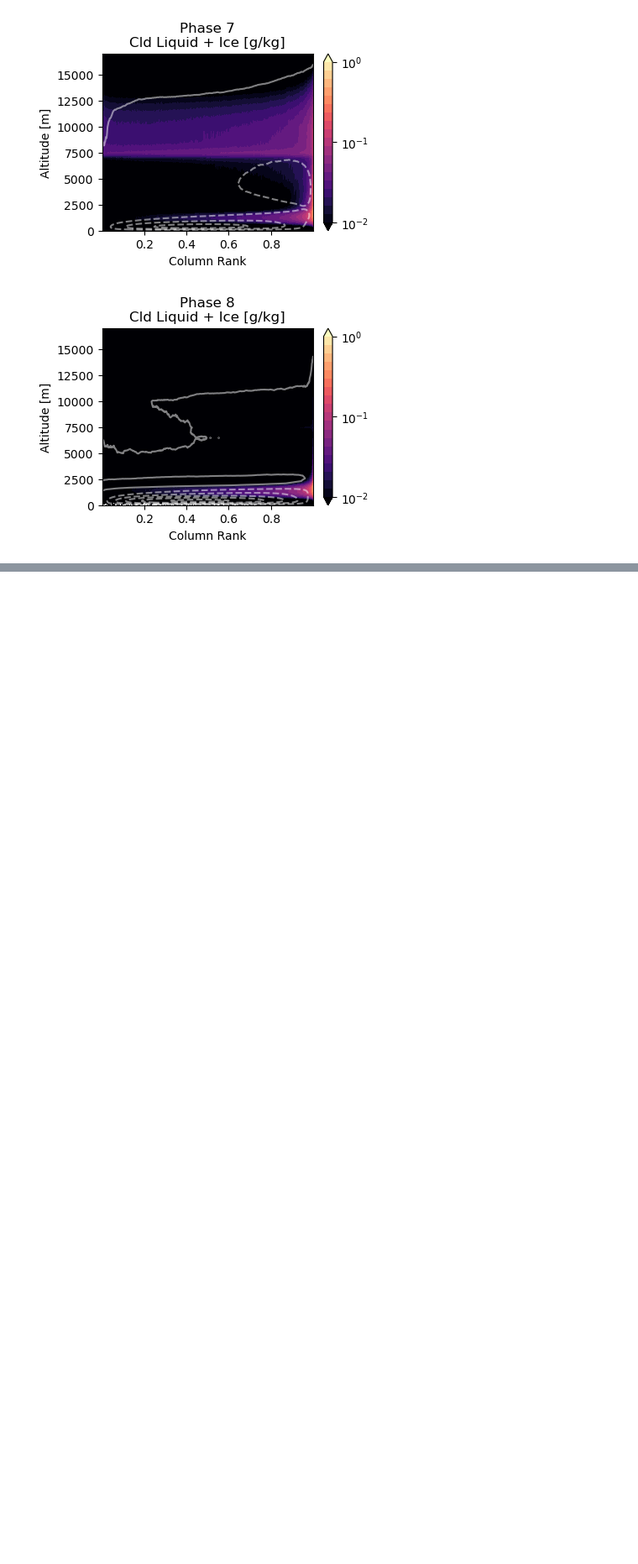
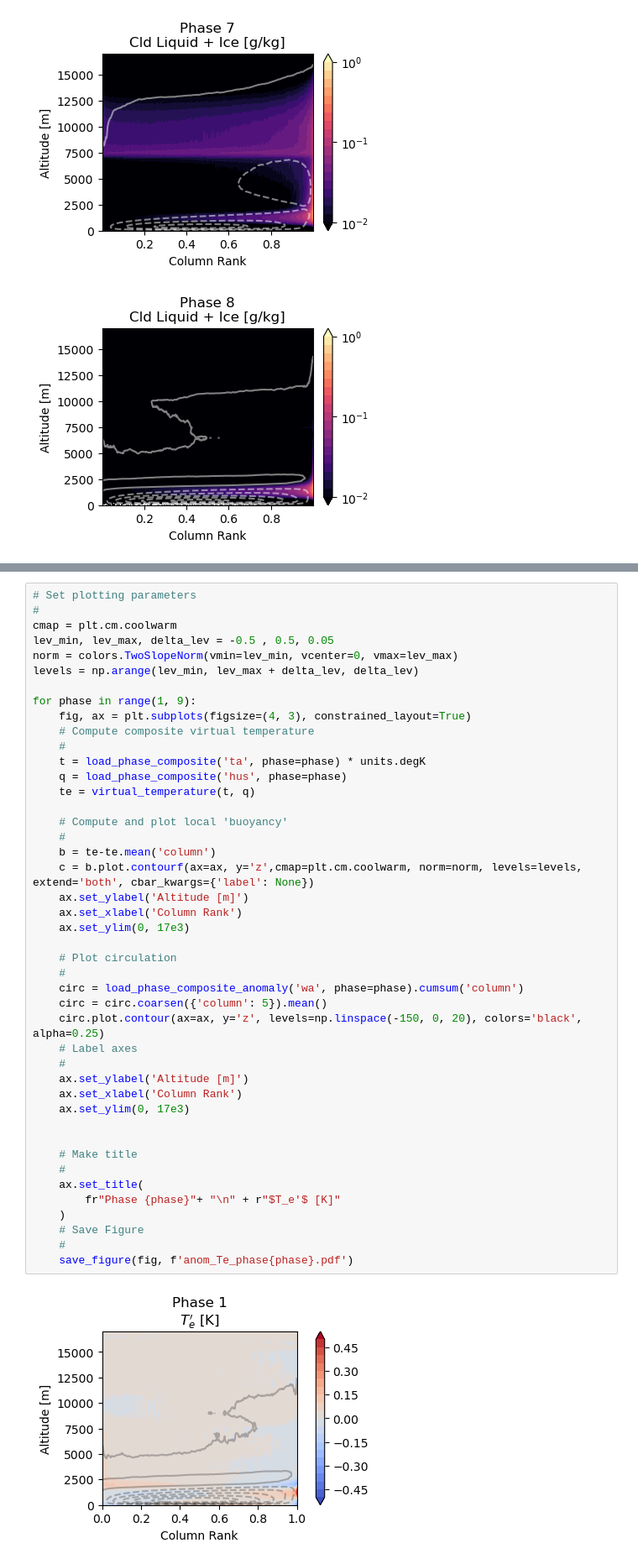
Before and after one commit to pedroanguloumana/scale_interaction_in_gsam, a Jupyter notebook: notebooks/Plot_Moisture_Space_Composites.ipynb, the cells around one changed output, grey strips where cells are left out. Shown at 84% size. Cells and saved outputs as stored; diff of their text form; blank space fills up the shorter version.

```diff
--- a/notebooks/Plot_Moisture_Space_Composites.ipynb
+++ b/notebooks/Plot_Moisture_Space_Composites.ipynb
@@ -254,0 +319,46 @@ for phase in range(1, 9):
+# %%
+# Set plotting parameters
+#
+cmap = plt.cm.coolwarm
+lev_min, lev_max, delta_lev = -0.5 , 0.5, 0.05
+norm = colors.TwoSlopeNorm(vmin=lev_min, vcenter=0, vmax=lev_max)
+levels = np.arange(lev_min, lev_max + delta_lev, delta_lev)
+
+for phase in range(1, 9):
+    fig, ax = plt.subplots(figsize=(4, 3), constrained_layout=True)
+    # Compute composite virtual temperature
+    #
+    t = load_phase_composite('ta', phase=phase) * units.degK
+    q = load_phase_composite('hus', phase=phase)
+    te = virtual_temperature(t, q)
+
+    # Compute and plot local 'buoyancy'
+    #
+    b = te-te.mean('column')
+    c = b.plot.contourf(ax=ax, y='z',cmap=plt.cm.coolwarm, norm=norm, levels=levels, extend='both', cbar_kwargs={'label': None})
+    ax.set_ylabel('Altitude [m]')
+    ax.set_xlabel('Column Rank')
+    ax.set_ylim(0, 17e3)
+
+    # Plot circulation
+    #
+    circ = load_phase_composite_anomaly('wa', phase=phase).cumsum('column')
+    circ = circ.coarsen({'column': 5}).mean()
+    circ.plot.contour(ax=ax, y='z', levels=np.linspace(-150, 0, 20), colors='black', alpha=0.25)
+    # Label axes
+    #
+    ax.set_ylabel('Altitude [m]')
+    ax.set_xlabel('Column Rank')
+    ax.set_ylim(0, 17e3)
+
+
+    # Make title
+    #
+    ax.set_title(
+        fr"Phase {phase}"+ "\n" + r"$T_e'$ [K]"
+    )
+    # Save Figure
+    #
+    save_figure(fig, f'anom_Te_phase{phase}.pdf')
+# %% [output]
+[figure, added]
```
Also changed, not shown: parts of 5 cells of this notebook, 29 other files.
